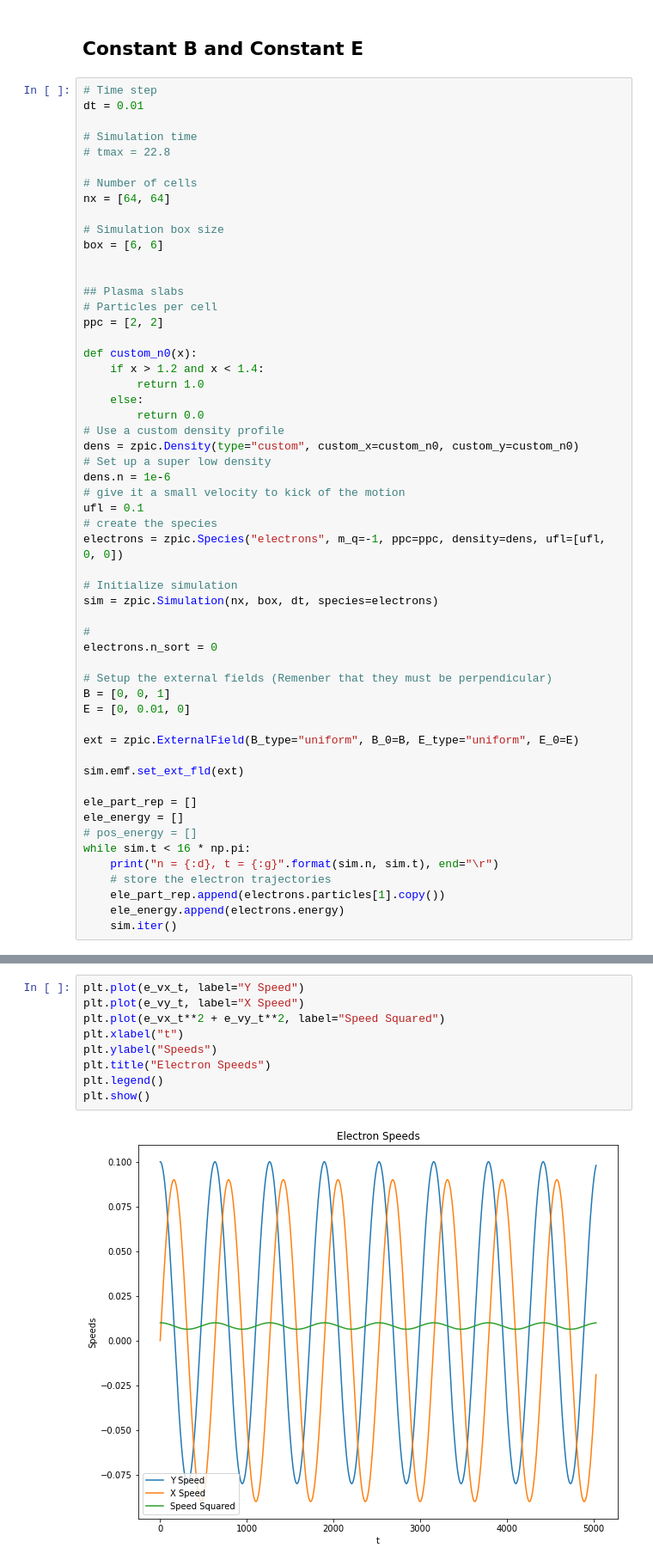
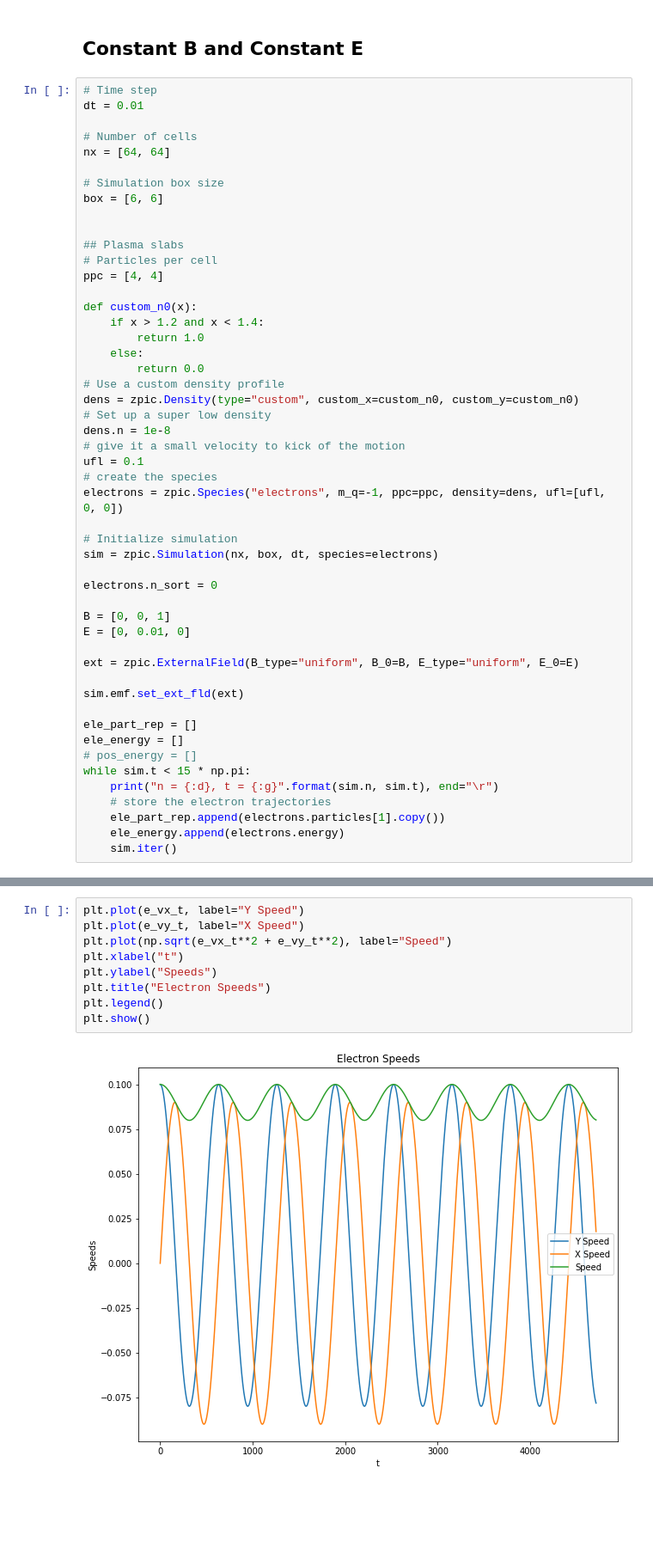
Before and after one commit to Hari31416/MSc_Project, a Jupyter notebook: zpic/python/notebooks/Single_Particle.ipynb, the cells around one changed output, grey strips where cells are left out. Shown at 86% size. Saved outputs shown, nothing was run; the diff lists cells and outputs as text; blank space fills up the shorter version.

```diff
--- a/zpic/python/notebooks/Single_Particle.ipynb
+++ b/zpic/python/notebooks/Single_Particle.ipynb
@@ -128,9 +131,6 @@ plt.show()
 # %%
 # Time step
 dt = 0.01
-
-# Simulation time
-# tmax = 22.8
 
 # Number of cells
 nx = [64, 64]
@@ -141,7 +141,7 @@ box = [6, 6]
 
 ## Plasma slabs
 # Particles per cell
-ppc = [2, 2]
+ppc = [4, 4]
 
 def custom_n0(x):
     if x > 1.2 and x < 1.4:
@@ -151,7 +151,7 @@ def custom_n0(x):
 # Use a custom density profile
 dens = zpic.Density(type="custom", custom_x=custom_n0, custom_y=custom_n0)
 # Set up a super low density
-dens.n = 1e-6
+dens.n = 1e-8
 # give it a small velocity to kick of the motion
 ufl = 0.1
 # create the species
@@ -160,10 +160,8 @@ electrons = zpic.Species("electrons", m_q=-1, ppc=ppc, density=dens, ufl=[ufl, 0
 # Initialize simulation
 sim = zpic.Simulation(nx, box, dt, species=electrons)
 
-#
 electrons.n_sort = 0
 
-# Setup the external fields (Remenber that they must be perpendicular)
 B = [0, 0, 1]
 E = [0, 0.01, 0]
 
@@ -174,7 +172,7 @@ sim.emf.set_ext_fld(ext)
 ele_part_rep = []
 ele_energy = []
 # pos_energy = []
-while sim.t < 16 * np.pi:
+while sim.t < 15 * np.pi:
     print("n = {:d}, t = {:g}".format(sim.n, sim.t), end="\r")
     # store the electron trajectories
     ele_part_rep.append(electrons.particles[1].copy())
@@ -215,11 +212,11 @@ plt.title("Electron Kinetic Energy");
 # %%
 plt.plot(e_vx_t, label="Y Speed")
 plt.plot(e_vy_t, label="X Speed")
-plt.plot(e_vx_t**2 + e_vy_t**2, label="Speed Squared")
+plt.plot(np.sqrt(e_vx_t**2 + e_vy_t**2), label="Speed")
 plt.xlabel("t")
 plt.ylabel("Speeds")
 plt.title("Electron Speeds")
 plt.legend()
 plt.show()
 # %% [output]
-[figure, old version]
+[figure, new version]
```
Also changed, not shown: parts of 17 cells of this notebook, 1 other file.
